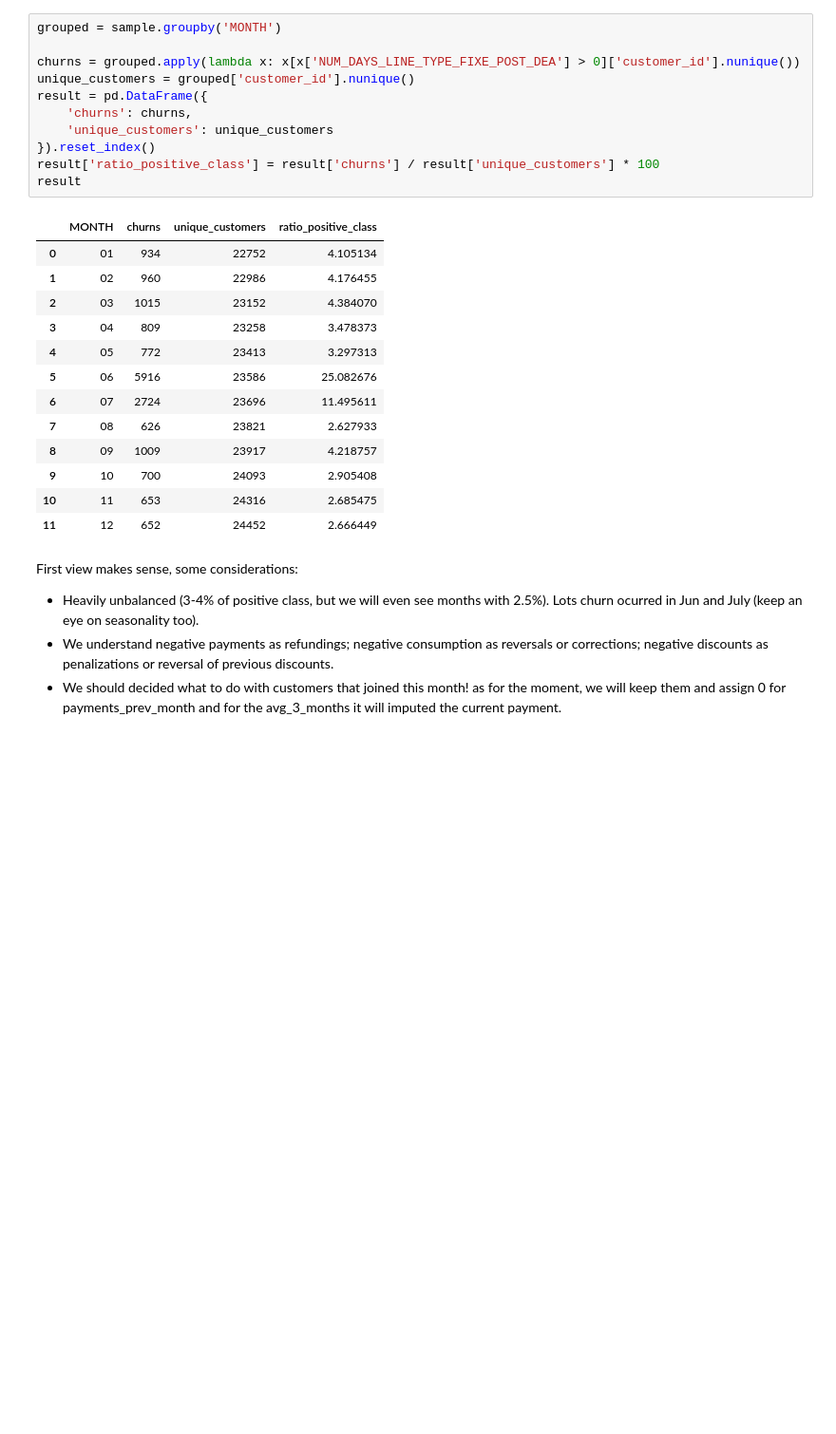
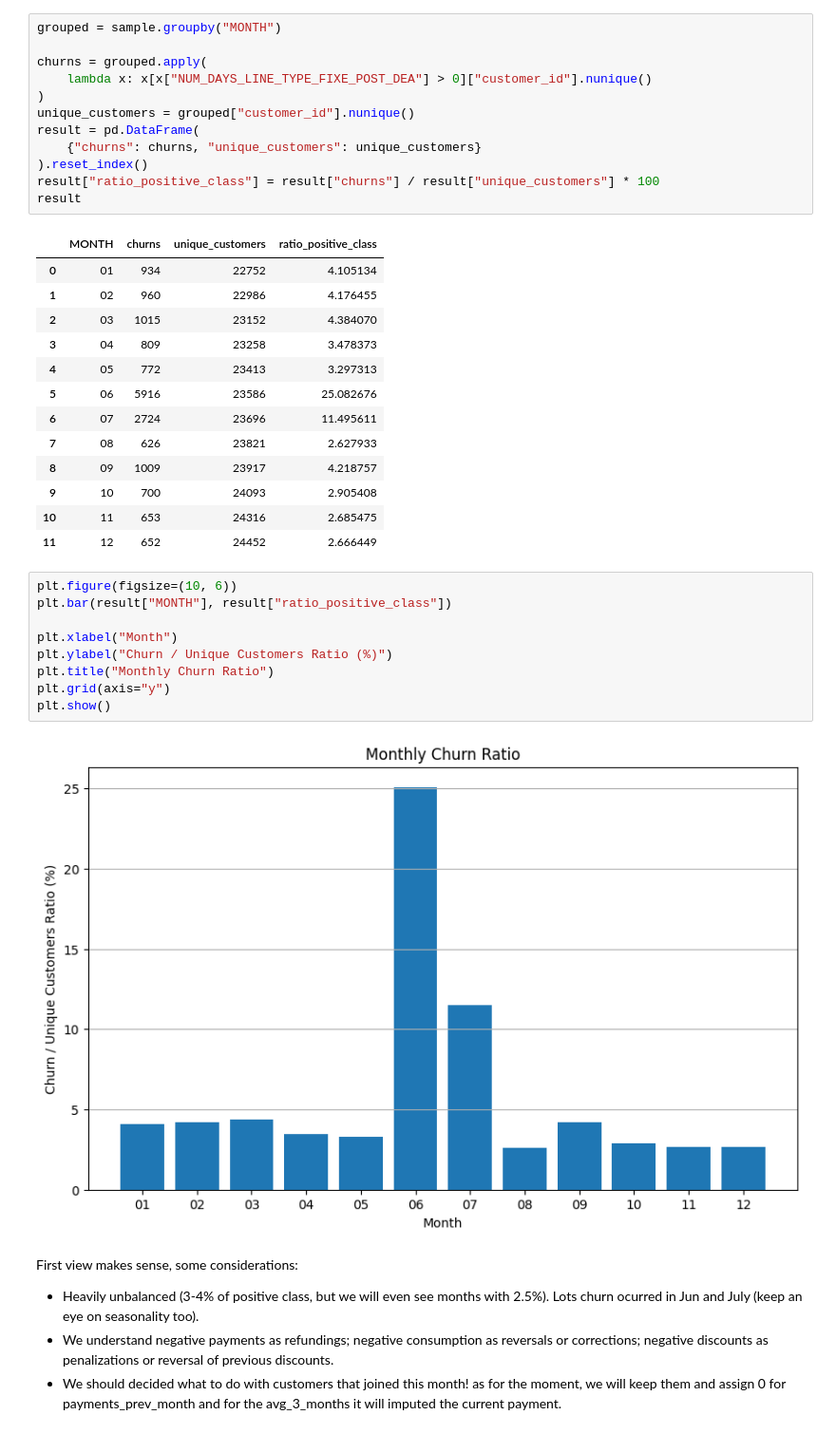
Before and after one commit to Zrive/zrive-ds-4q23-churn, a Jupyter notebook: src/eda/explore_data.ipynb, the cells around one changed output. Shown at 95% size. Drawn from its saved outputs; the diff is of its cells as text; blank space fills up the shorter version.

```diff
--- a/src/eda/explore_data.ipynb
+++ b/src/eda/explore_data.ipynb
@@ -308,15 +371,16 @@ MONTH
 12     652
 dtype: int64
 # %%
-grouped = sample.groupby('MONTH')
+grouped = sample.groupby("MONTH")
 
-churns = grouped.apply(lambda x: x[x['NUM_DAYS_LINE_TYPE_FIXE_POST_DEA'] > 0]['customer_id'].nunique())
-unique_customers = grouped['customer_id'].nunique()
-result = pd.DataFrame({
-    'churns': churns,
-    'unique_customers': unique_customers
-}).reset_index()
-result['ratio_positive_class'] = result['churns'] / result['unique_customers'] * 100
+churns = grouped.apply(
+    lambda x: x[x["NUM_DAYS_LINE_TYPE_FIXE_POST_DEA"] > 0]["customer_id"].nunique()
+)
+unique_customers = grouped["customer_id"].nunique()
+result = pd.DataFrame(
+    {"churns": churns, "unique_customers": unique_customers}
+).reset_index()
+result["ratio_positive_class"] = result["churns"] / result["unique_customers"] * 100
 result
 # %% [output]
 |  | MONTH | churns | unique_customers | ratio_positive_class |
@@ -332,6 +396,17 @@ result
 | 9 | 10 | 700 | 24093 | 2.905408 |
 | 10 | 11 | 653 | 24316 | 2.685475 |
 | 11 | 12 | 652 | 24452 | 2.666449 |
+# %%
+plt.figure(figsize=(10, 6))
+plt.bar(result["MONTH"], result["ratio_positive_class"])
+
+plt.xlabel("Month")
+plt.ylabel("Churn / Unique Customers Ratio (%)")
+plt.title("Monthly Churn Ratio")
+plt.grid(axis="y")
+plt.show()
+# %% [output]
+[figure, added]
 # %% [markdown]
 First view makes sense, some considerations:
 - Heavily unbalanced (3-4% of positive class, but we will even see months with 2.5%). Lots churn ocurred in Jun and July (keep an eye on seasonality too).
```
Also changed, not shown: parts of 28 cells of this notebook, 11 other files.
